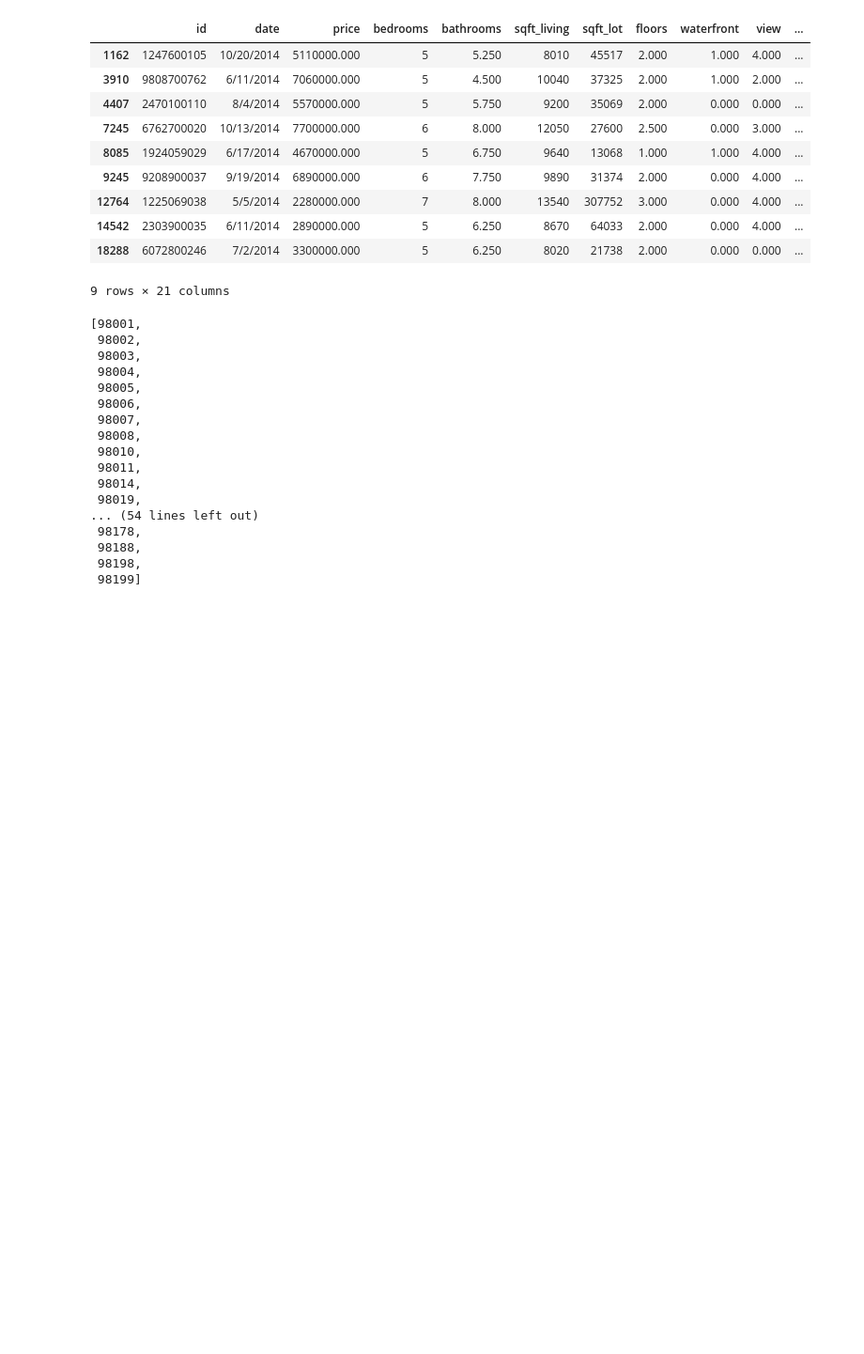
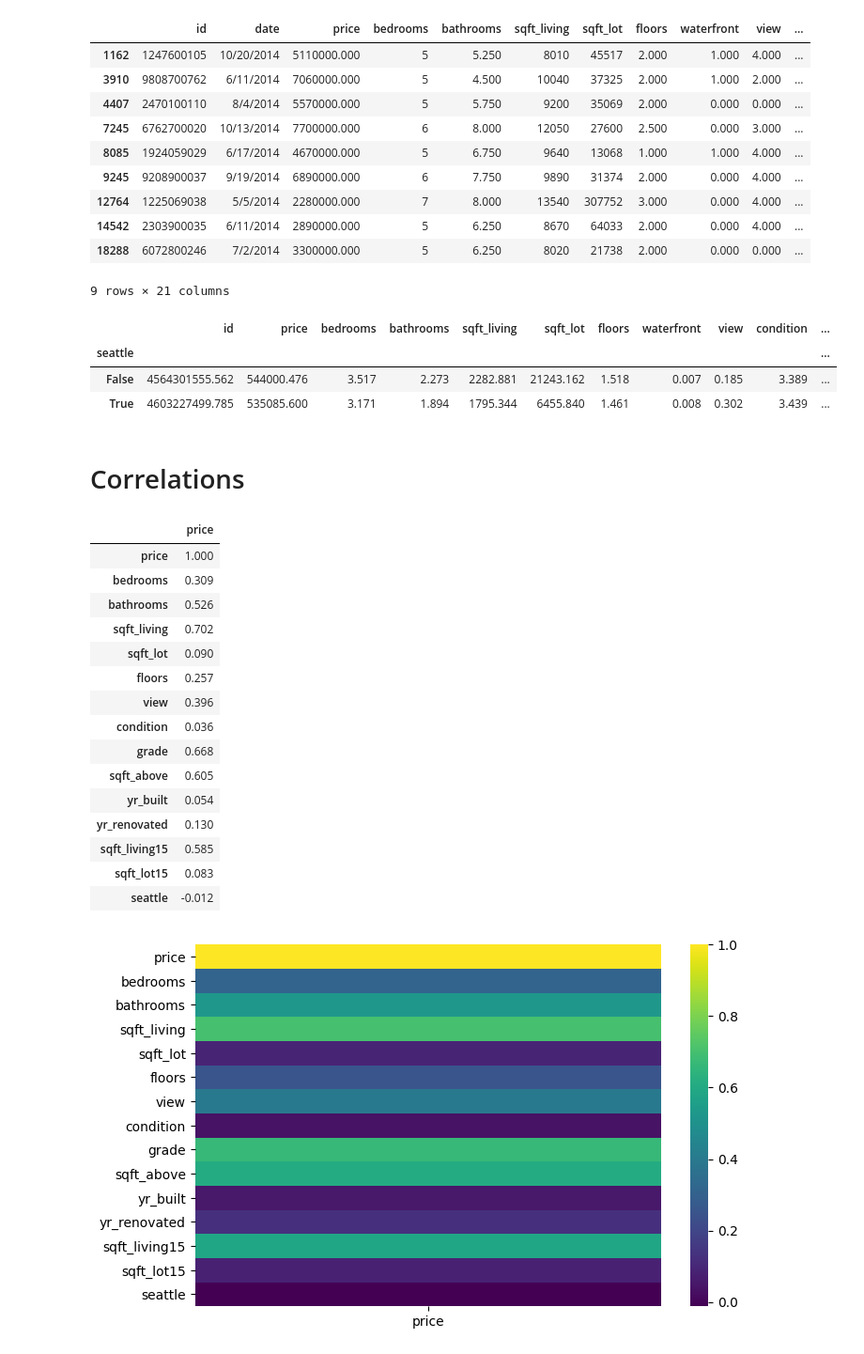
Before and after one commit to jan-schlautmann/ds-eda-housing-project, a Jupyter notebook: EDA.ipynb, the cells around one changed output. Shown at 94% size. Cells and saved outputs as stored; diff of their text form; code cells hidden in the pictures; blank space fills up the shorter version.

Commit message:
some correlations

```diff
--- a/EDA.ipynb
+++ b/EDA.ipynb
@@ -105,24 +108,52 @@ df[df.sqft_living > 8000]
 9 rows × 21 columns
 # %%
 # Zip codes for seattle
-sorted(df.zipcode.unique())
+#sorted(df.zipcode.unique())
 
 # Seattle Zipcodes range from 98101-98199 (only 64 are taken)(https://www.zipcode.com.ng/2022/12/seattle-zip-codes-wa.html)
+
+df["seattle"] = df.zipcode.between(98101,98200)
+df.groupby("seattle").mean()
+
+# Interestingly the avarage price does not differ, but houses within Seattle are smaller, with fewer bed and bathrooms and the lot is much smaller.
 # %% [output]
-[98001,
- 98002,
- 98003,
- 98004,
- 98005,
- 98006,
- 98007,
- 98008,
- 98010,
- 98011,
- 98014,
- 98019,
-... (54 lines left out)
- 98178,
- 98188,
- 98198,
- 98199]
+|  | id | price | bedrooms | bathrooms | sqft_living | sqft_lot | floors | waterfront | view | condition | ... |
+| seattle |  |  |  |  |  |  |  |  |  |  | ... |
+| False | 4564301555.562 | 544000.476 | 3.517 | 2.273 | 2282.881 | 21243.162 | 1.518 | 0.007 | 0.185 | 3.389 | ... |
+| True | 4603227499.785 | 535085.600 | 3.171 | 1.894 | 1795.344 | 6455.840 | 1.461 | 0.008 | 0.302 | 3.439 | ... |
+# %% [markdown]
+# Correlations
+# %%
+# 1. condition, view and grade
+df[["grade","view","condition","seattle"]].groupby("seattle").corr()
+# Grade and view are marginally correlated, but condition isn't. Might be worth to deepdive in what exactly they mean.
+# View = quality der Besichtigung???
+# Grade = How well is it constructed?
+# Condition = Wie gut ist es in Schuss?!
+
+# What influences the price?
+df[["grade","view","condition","seattle"]].groupby("seattle").corr()
+corr_mat_price = df.drop(["id","date","waterfront","zipcode","lat","long","seattle"],axis=1).corr()
+sns.heatmap(corr_mat_price[["price"]], cmap="viridis")
+corr_mat_price[["price"]]
+# Factors influencing the price (> 50%)
+# Bathrooms, sqft-living, grade, sqft_above, sqft_living15
+# However, yr_renovated doesnt make sense without changing it!!!
+# %% [output]
+|  | price |
+| price | 1.000 |
+| bedrooms | 0.309 |
+| bathrooms | 0.526 |
+| sqft_living | 0.702 |
+| sqft_lot | 0.090 |
+| floors | 0.257 |
+| view | 0.396 |
+| condition | 0.036 |
+| grade | 0.668 |
+| sqft_above | 0.605 |
+| yr_built | 0.054 |
+| yr_renovated | 0.130 |
+| sqft_living15 | 0.585 |
+| sqft_lot15 | 0.083 |
+| seattle | -0.012 |
+[figure, added]
```
Also changed, not shown: parts of 3 cells of this notebook.
